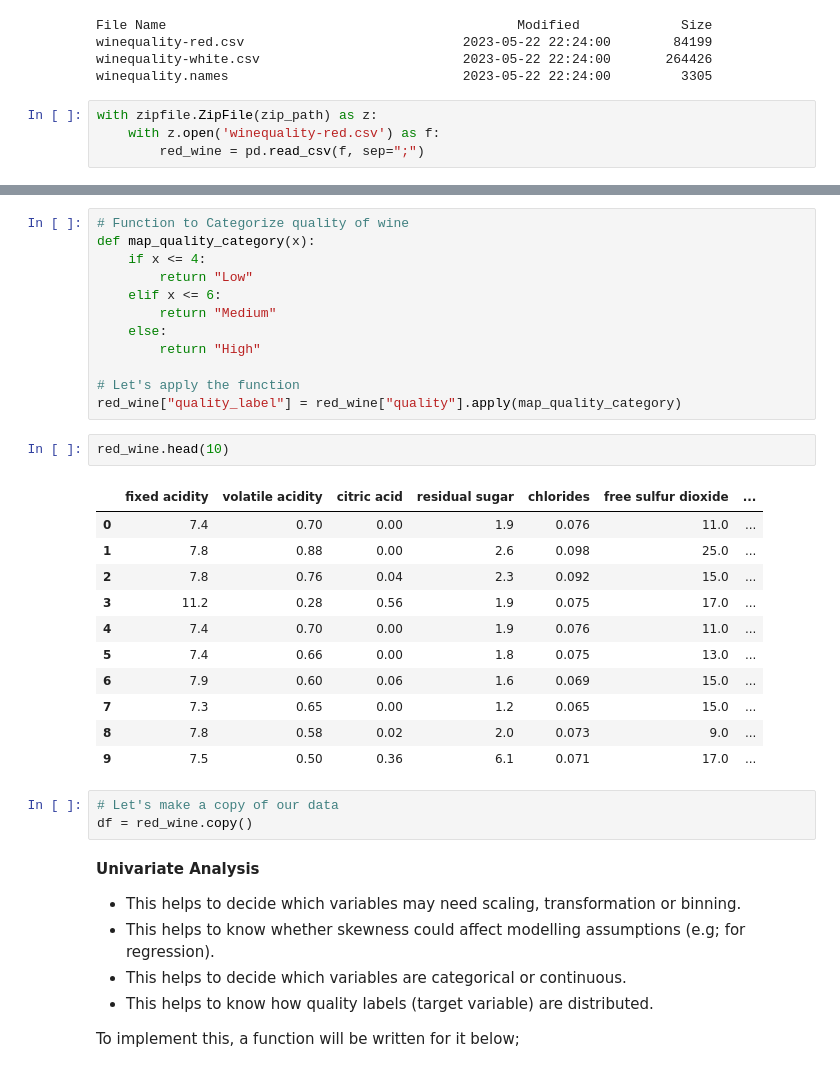
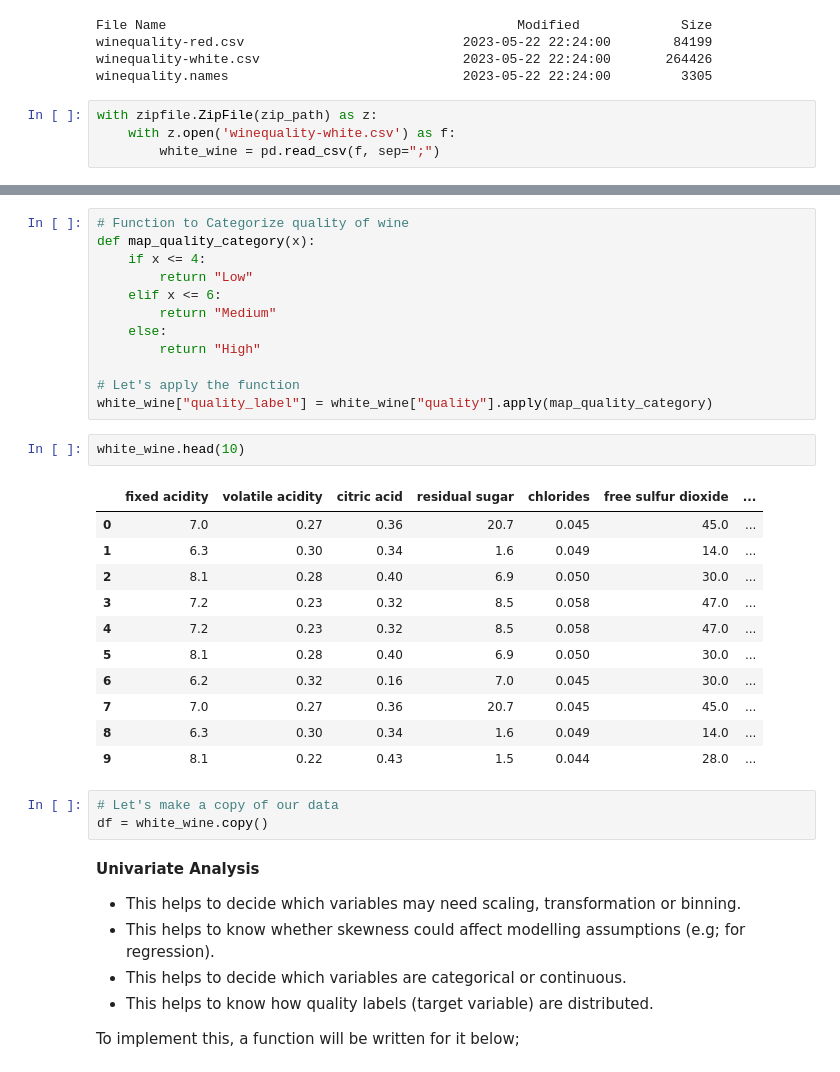
Before and after one commit to Olajcodes/GenAI_Learning_Python, a Jupyter notebook: week_eleven/code_along_EDA.ipynb, the cells around one changed output, grey strips where cells are left out. Saved outputs shown, nothing was run; the diff lists cells and outputs as text.

```diff
--- a/week_eleven/code_along_EDA.ipynb
+++ b/week_eleven/code_along_EDA.ipynb
@@ -28,6 +28,6 @@ winequality-white.csv                          2023-05-22 22:24:00       264426
 winequality.names                              2023-05-22 22:24:00         3305
 # %%
 with zipfile.ZipFile(zip_path) as z:
-    with z.open('winequality-red.csv') as f:
-        red_wine = pd.read_csv(f, sep=";")
+    with z.open('winequality-white.csv') as f:
+        white_wine = pd.read_csv(f, sep=";")
 # %%
@@ -87,24 +87,24 @@ def map_quality_category(x):
         return "High"
 
 # Let's apply the function
-red_wine["quality_label"] = red_wine["quality"].apply(map_quality_category)
+white_wine["quality_label"] = white_wine["quality"].apply(map_quality_category)
 # %%
-red_wine.head(10)
+white_wine.head(10)
 # %% [output]
 |  | fixed acidity | volatile acidity | citric acid | residual sugar | chlorides | free sulfur dioxide | ... |
-| 0 | 7.4 | 0.70 | 0.00 | 1.9 | 0.076 | 11.0 | ... |
-| 1 | 7.8 | 0.88 | 0.00 | 2.6 | 0.098 | 25.0 | ... |
-| 2 | 7.8 | 0.76 | 0.04 | 2.3 | 0.092 | 15.0 | ... |
-| 3 | 11.2 | 0.28 | 0.56 | 1.9 | 0.075 | 17.0 | ... |
-| 4 | 7.4 | 0.70 | 0.00 | 1.9 | 0.076 | 11.0 | ... |
-| 5 | 7.4 | 0.66 | 0.00 | 1.8 | 0.075 | 13.0 | ... |
-| 6 | 7.9 | 0.60 | 0.06 | 1.6 | 0.069 | 15.0 | ... |
-| 7 | 7.3 | 0.65 | 0.00 | 1.2 | 0.065 | 15.0 | ... |
-| 8 | 7.8 | 0.58 | 0.02 | 2.0 | 0.073 | 9.0 | ... |
-| 9 | 7.5 | 0.50 | 0.36 | 6.1 | 0.071 | 17.0 | ... |
+| 0 | 7.0 | 0.27 | 0.36 | 20.7 | 0.045 | 45.0 | ... |
+| 1 | 6.3 | 0.30 | 0.34 | 1.6 | 0.049 | 14.0 | ... |
+| 2 | 8.1 | 0.28 | 0.40 | 6.9 | 0.050 | 30.0 | ... |
+| 3 | 7.2 | 0.23 | 0.32 | 8.5 | 0.058 | 47.0 | ... |
+| 4 | 7.2 | 0.23 | 0.32 | 8.5 | 0.058 | 47.0 | ... |
+| 5 | 8.1 | 0.28 | 0.40 | 6.9 | 0.050 | 30.0 | ... |
+| 6 | 6.2 | 0.32 | 0.16 | 7.0 | 0.045 | 30.0 | ... |
+| 7 | 7.0 | 0.27 | 0.36 | 20.7 | 0.045 | 45.0 | ... |
+| 8 | 6.3 | 0.30 | 0.34 | 1.6 | 0.049 | 14.0 | ... |
+| 9 | 8.1 | 0.22 | 0.43 | 1.5 | 0.044 | 28.0 | ... |
 # %%
 # Let's make a copy of our data
-df = red_wine.copy()
+df = white_wine.copy()
 # %% [markdown]
 **Univariate Analysis**<br>
 - This helps to decide which variables may need scaling, transformation or binning.
```
Also changed, not shown: parts of 8 cells of this notebook.
